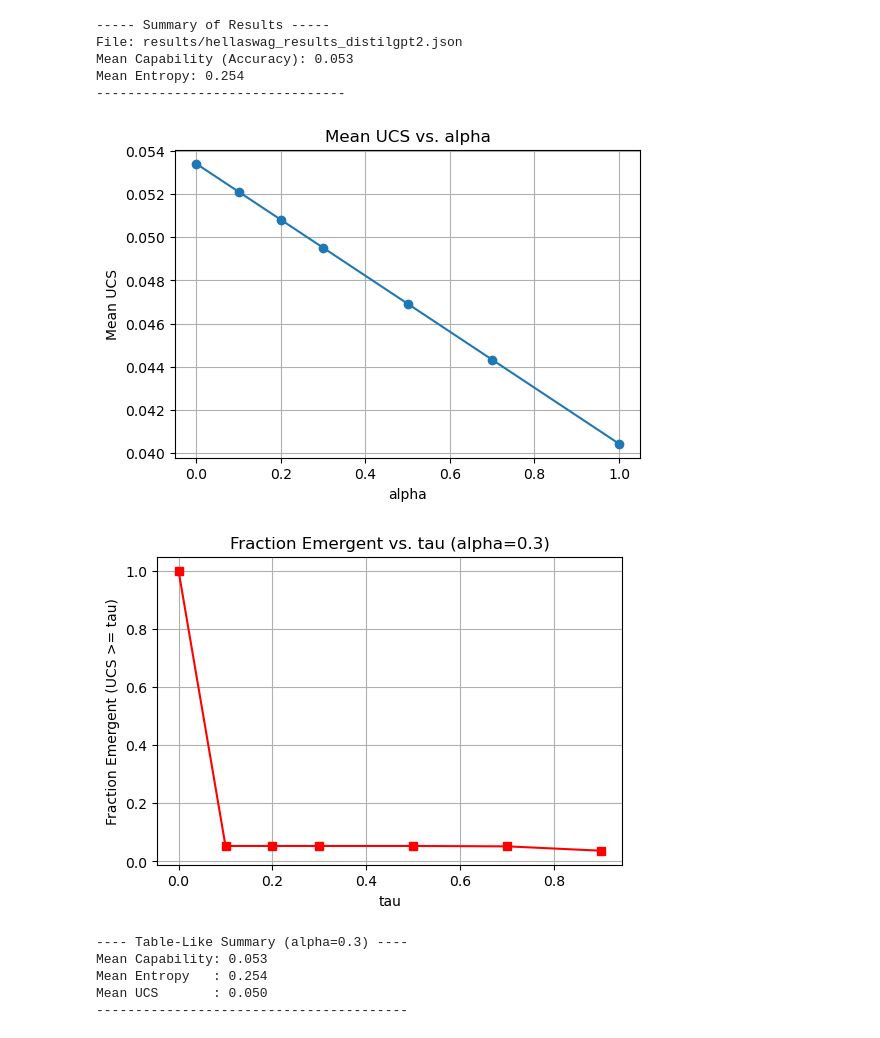
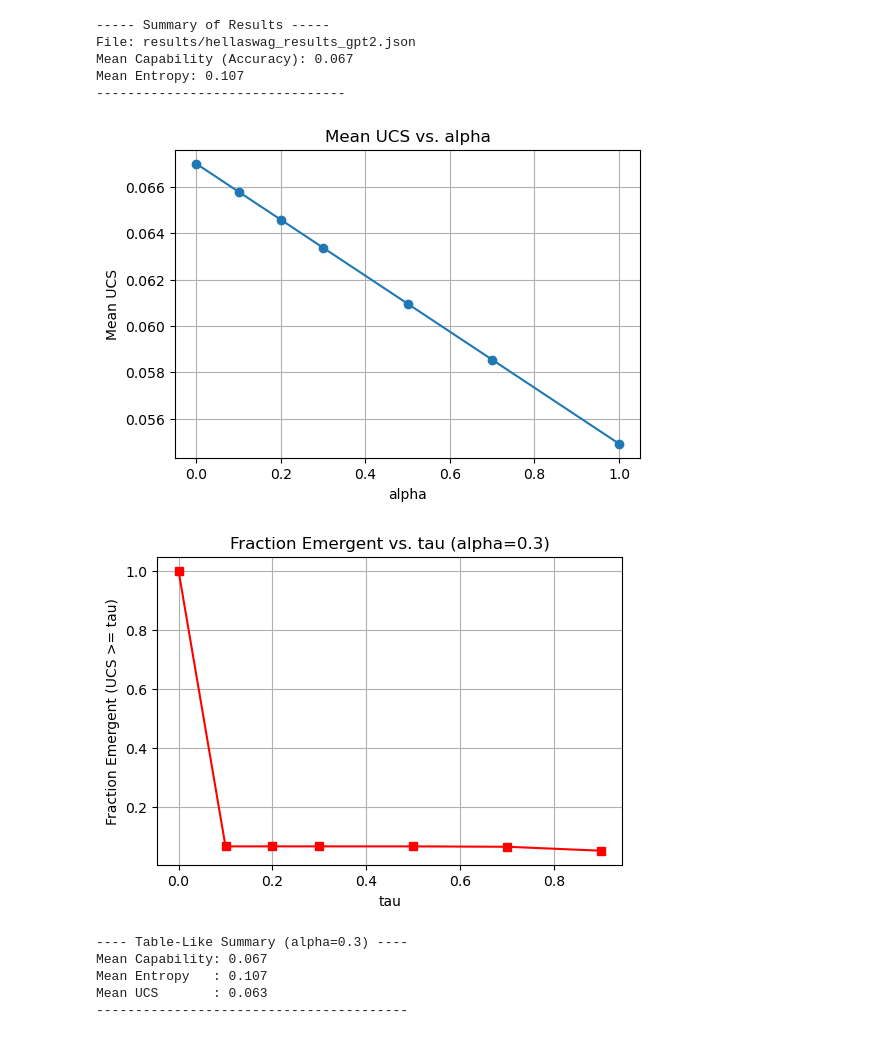
Before and after one commit to ENIGMA-KUN/EmergentCapabilities-Uncertainty-Aware-Capability-Manifolds-in-LLMs, a Jupyter notebook: analysis.ipynb, the cells around one changed output. Saved outputs shown, nothing was run; the diff lists cells and outputs as text; code cells hidden in the pictures.

Commit message:
Final Results

```diff
--- a/analysis.ipynb
+++ b/analysis.ipynb
@@ -73,7 +73,7 @@ def fraction_above_threshold(values, tau):
 ###############################################################################
 
 # 3.1 Specify the path to your JSON results
-results_json_path = "results/hellaswag_results_distilgpt2.json"  # <--- CHANGE THIS as needed
+results_json_path = "results/hellaswag_results_gpt2.json"  # <--- CHANGE THIS as needed
 
 # 3.2 Load & Summarize
 if not os.path.exists(results_json_path):
@@ -110,46 +110,46 @@ else:
 
 
     # SAVE to results/figures
-    plt.savefig("results/figures/ucs_vs_alpha_CI_distilgpt2.png", dpi=300)
+    plt.savefig("results/figures/ucs_vs_alpha_CI_gpt2.png", dpi=300)
     plt.show()
 
     # 3.4 Tau Sweep for Emergence Fraction
     taus = [0.0, 0.1, 0.2, 0.3, 0.5, 0.7, 0.9]
     alpha_for_tau = 0.3  # example
     ucs_array = compute_ucs(capabilities, entropies, alpha=alpha_for_tau)
 
     frac_list = []
     for t in taus:
         frac = fraction_above_threshold(ucs_array, t)
         frac_list.append(frac)
 
     plt.figure(figsize=(6,4))
     plt.plot(taus, frac_list, marker='s', color='red')
     plt.title(f"Fraction Emergent vs. tau (alpha={alpha_for_tau})")
     plt.xlabel("tau")
     plt.ylabel("Fraction Emergent (UCS >= tau)")
     plt.grid(True)
 
-    plt.savefig("results/figures/fraction_emergent_vs_tau_CI_distilgpt2.png", dpi=300)
+    plt.savefig("results/figures/fraction_emergent_vs_tau_CI_gpt2.png", dpi=300)
     plt.show()
 
     # 3.5 Print Table-Like Output for alpha=0.3
     mean_ucs_alpha03 = np.mean(ucs_array)
     print("\n---- Table-Like Summary (alpha=0.3) ----")
     print(f"Mean Capability: {mean_capability:.3f}")
     print(f"Mean Entropy   : {mean_entropy:.3f}")
     print(f"Mean UCS       : {mean_ucs_alpha03:.3f}")
     print("----------------------------------------")
 # %% [output]
 ----- Summary of Results -----
-File: results/hellaswag_results_distilgpt2.json
-Mean Capability (Accuracy): 0.053
-Mean Entropy: 0.254
+File: results/hellaswag_results_gpt2.json
+Mean Capability (Accuracy): 0.067
+Mean Entropy: 0.107
 --------------------------------
-[figure, old version]
+[figure, new version]
-[figure, old version]
+[figure, new version]
 ---- Table-Like Summary (alpha=0.3) ----
-Mean Capability: 0.053
-Mean Entropy   : 0.254
-Mean UCS       : 0.050
+Mean Capability: 0.067
+Mean Entropy   : 0.107
+Mean UCS       : 0.063
 ----------------------------------------
```
Also changed, not shown: 39 other files.
